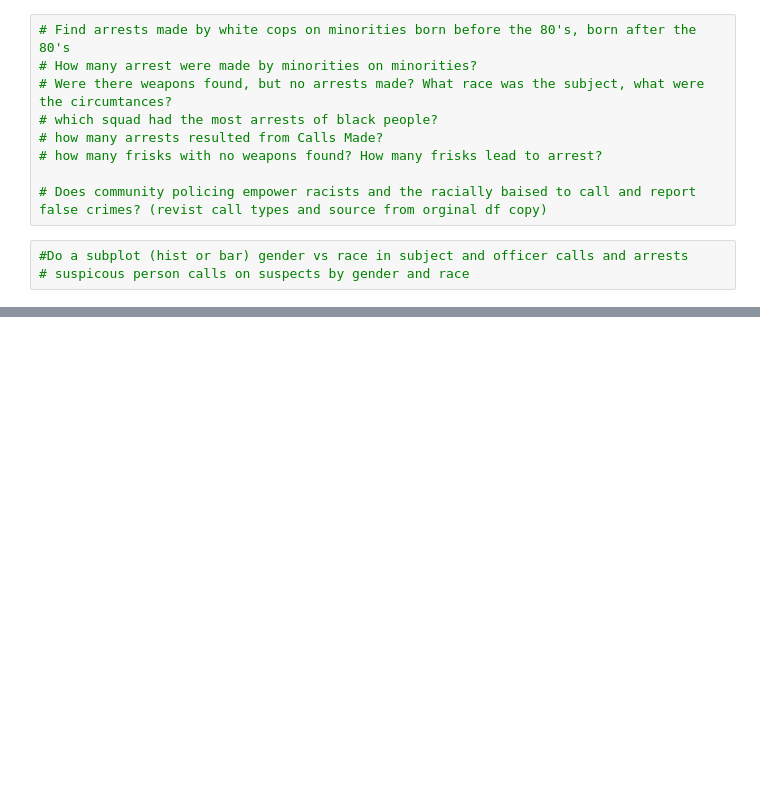
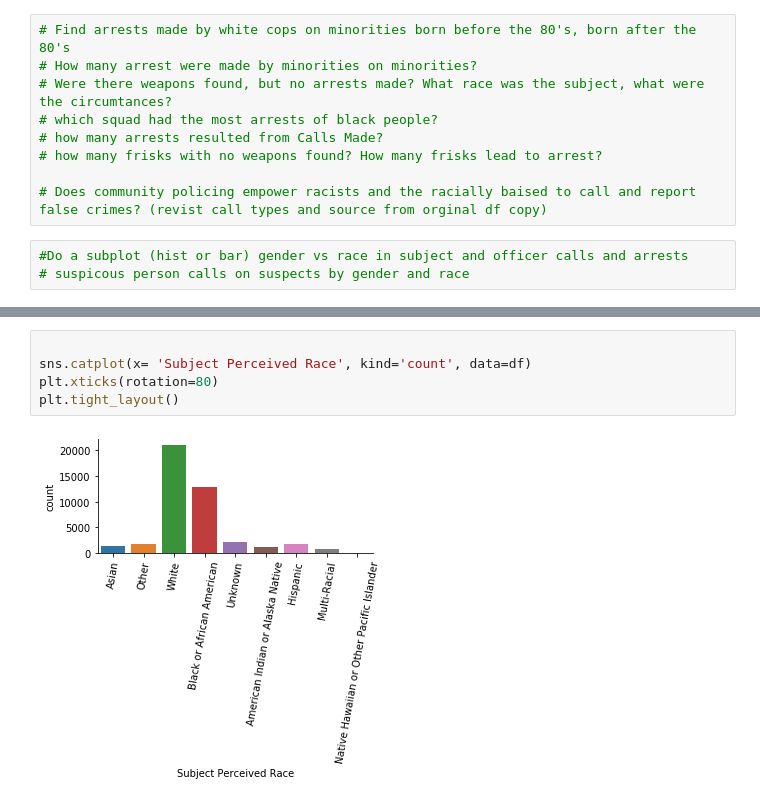
Before and after one commit to EricaSG/Mod3Project, a Jupyter notebook: Data_Understanding_EDA.ipynb, the cells around one changed output, grey strips where cells are left out. Drawn from its saved outputs; the diff is of its cells as text; blank space fills up the shorter version.

```diff
--- a/Data_Understanding_EDA.ipynb
+++ b/Data_Understanding_EDA.ipynb
@@ -98,0 +87,7 @@ df.loc[(df['Officer Race'] == 'White') & (df['Subject Perceived Race'] == 'Black
+# %%
+
+sns.catplot(x= 'Subject Perceived Race', kind='count', data=df)
+plt.xticks(rotation=80)
+plt.tight_layout()
+# %% [output]
+[figure, added]
```
Also changed, not shown: parts of 15 cells of this notebook.
